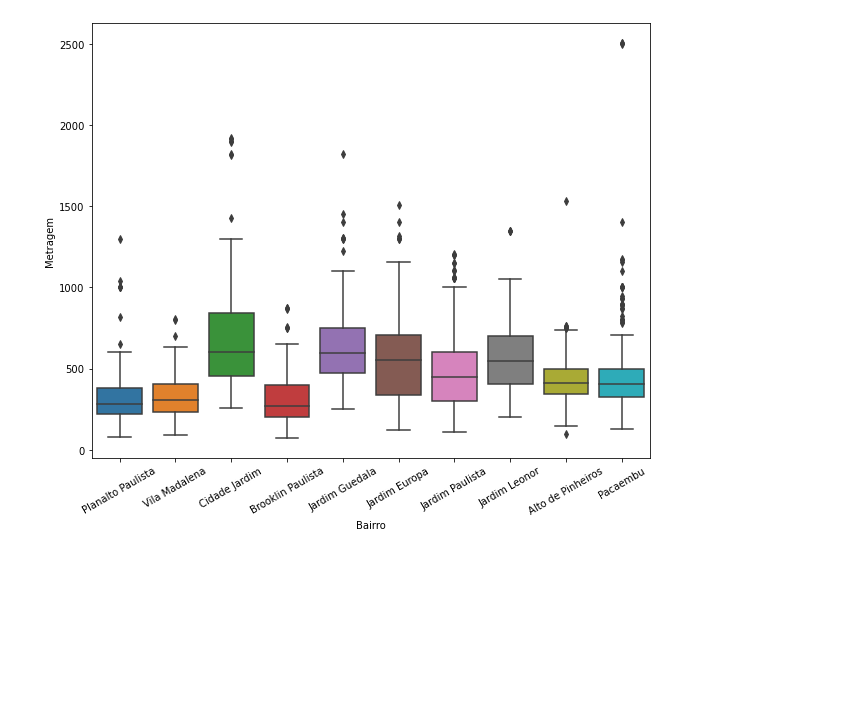
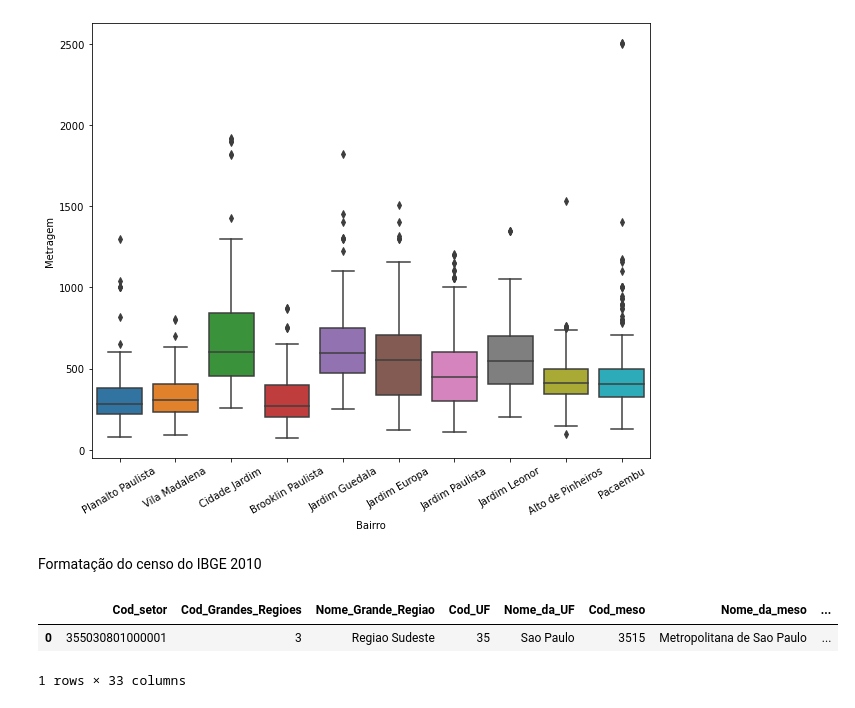
Before and after one commit to CaioPinho9/data-science, a Jupyter notebook: dados.ipynb, the cells around one changed output. Saved outputs shown, nothing was run; the diff lists cells and outputs as text; code cells hidden in the pictures; blank space fills up the shorter version.

```diff
--- a/dados.ipynb
+++ b/dados.ipynb
@@ -168,3 +151,19 @@ ax.tick_params(axis="x",rotation=30)
 plt.show()
 # %% [output]
 [figure]
+# %% [markdown]
+Formatação do censo do IBGE 2010
+# %%
+ibge_url = "https://gist.githubusercontent.com/tgcsantos/85f8c7b0a2edbc3e27fcad619b37d886/raw/a4954781e6bca9cb804062a3eea0b3b84679daf4/Basico_SP1.csv"
+ibge = pd.read_csv(ibge_url, encoding="ISO-8859-1", sep=";", thousands=".", decimal=",")
+ibge.dropna(how="all", axis=1, inplace=True)
+ibge.Nome_Grande_Regiao = "Regiao Sudeste"
+ibge.Nome_da_meso = "Metropolitana de Sao Paulo"
+ibge.Nome_da_micro = "Sao Paulo"
+ibge["Nome_da_UF "] = "Sao Paulo"
+ibge.rename(columns = {'Cod_Grandes Regiï¿½es':'Cod_Grandes_Regioes'}, inplace = True)
+ibge.head(1)
+# %% [output]
+|  | Cod_setor | Cod_Grandes_Regioes | Nome_Grande_Regiao | Cod_UF | Nome_da_UF | Cod_meso | Nome_da_meso | ... |
+| 0 | 355030801000001 | 3 | Regiao Sudeste | 35 | Sao Paulo | 3515 | Metropolitana de Sao Paulo | ... |
+1 rows × 33 columns
```
Also changed, not shown: parts of 12 cells of this notebook.
